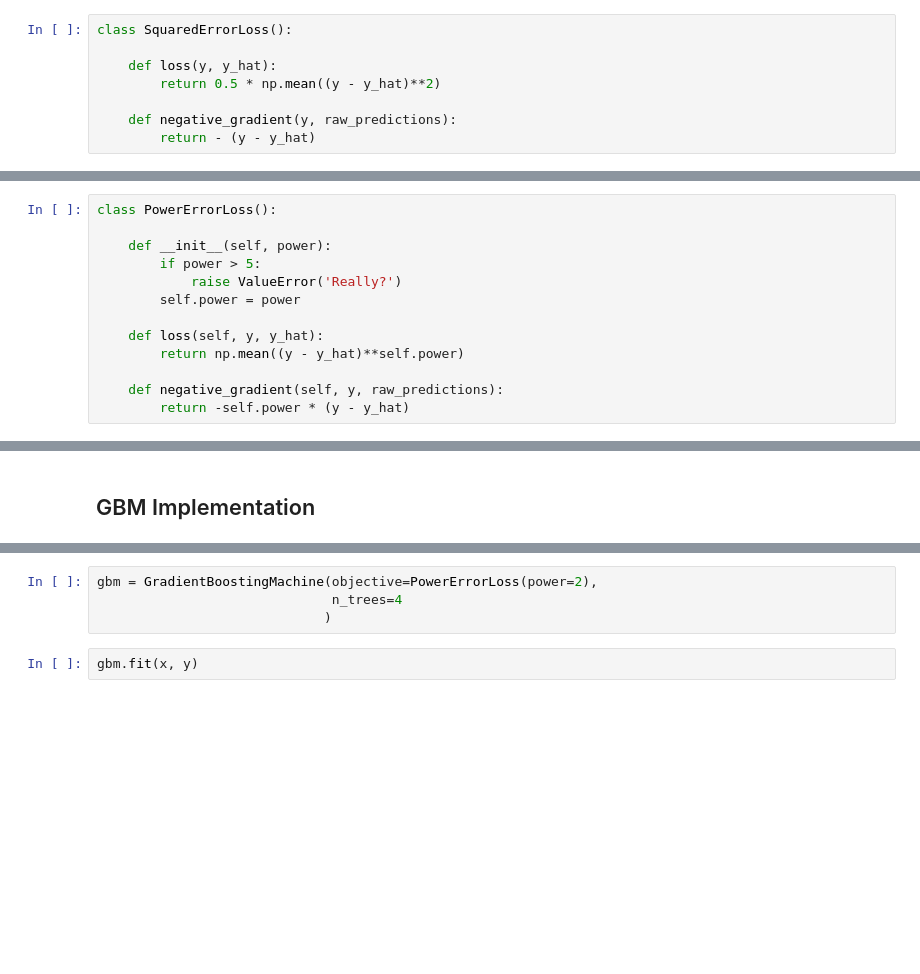
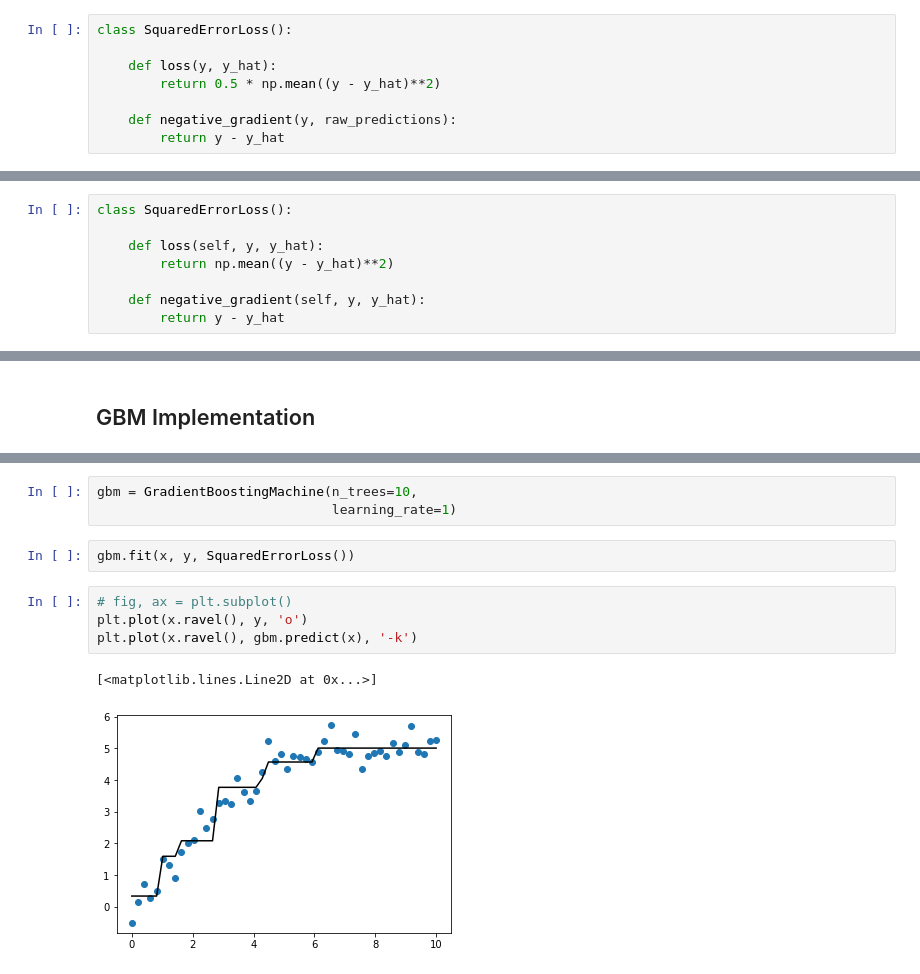
Before and after one commit to mcb00/blog, a Jupyter notebook: _drafts/hacks-for-freedman-gbm.ipynb, the cells around one changed output, grey strips where cells are left out. Drawn from its saved outputs; the diff is of its cells as text; blank space fills up the shorter version.

Commit message:
Working implementation for squared error.

```diff
--- a/_drafts/hacks-for-freedman-gbm.ipynb
+++ b/_drafts/hacks-for-freedman-gbm.ipynb
@@ -153,7 +158,7 @@ class SquaredErrorLoss():
         return 0.5 * np.mean((y - y_hat)**2)
 
     def negative_gradient(y, raw_predictions):
-        return - (y - y_hat)
+        return y - y_hat
 # %%
 y_hat = reg.predict(x)
 
@@ -168,14 +173,9 @@ obj.loss(y, y_hat)
 # %%
-class PowerErrorLoss():
-
-    def __init__(self, power):
-        if power > 5:
-            raise ValueError('Really?')
-        self.power = power
+class SquaredErrorLoss():
 
     def loss(self, y, y_hat):
-        return np.mean((y - y_hat)**self.power)
+        return np.mean((y - y_hat)**2)
 
-    def negative_gradient(self, y, raw_predictions):
-        return -self.power * (y - y_hat)
+    def negative_gradient(self, y, y_hat):
+        return y - y_hat
 # %%
@@ -236,6 +267,12 @@ class GradientBoostingMachine():
-# %%
-gbm = GradientBoostingMachine(objective=PowerErrorLoss(power=2),
-                              n_trees=4
-                             )
+# %%
+gbm = GradientBoostingMachine(n_trees=10,
+                              learning_rate=1)
 # %%
-gbm.fit(x, y)
+gbm.fit(x, y, SquaredErrorLoss())
+# %%
+# fig, ax = plt.subplot()
+plt.plot(x.ravel(), y, 'o')
+plt.plot(x.ravel(), gbm.predict(x), '-k')
+# %% [output]
+[<matplotlib.lines.Line2D at 0x...>]
+[figure, added]
```
Also changed, not shown: parts of 22 cells of this notebook.
